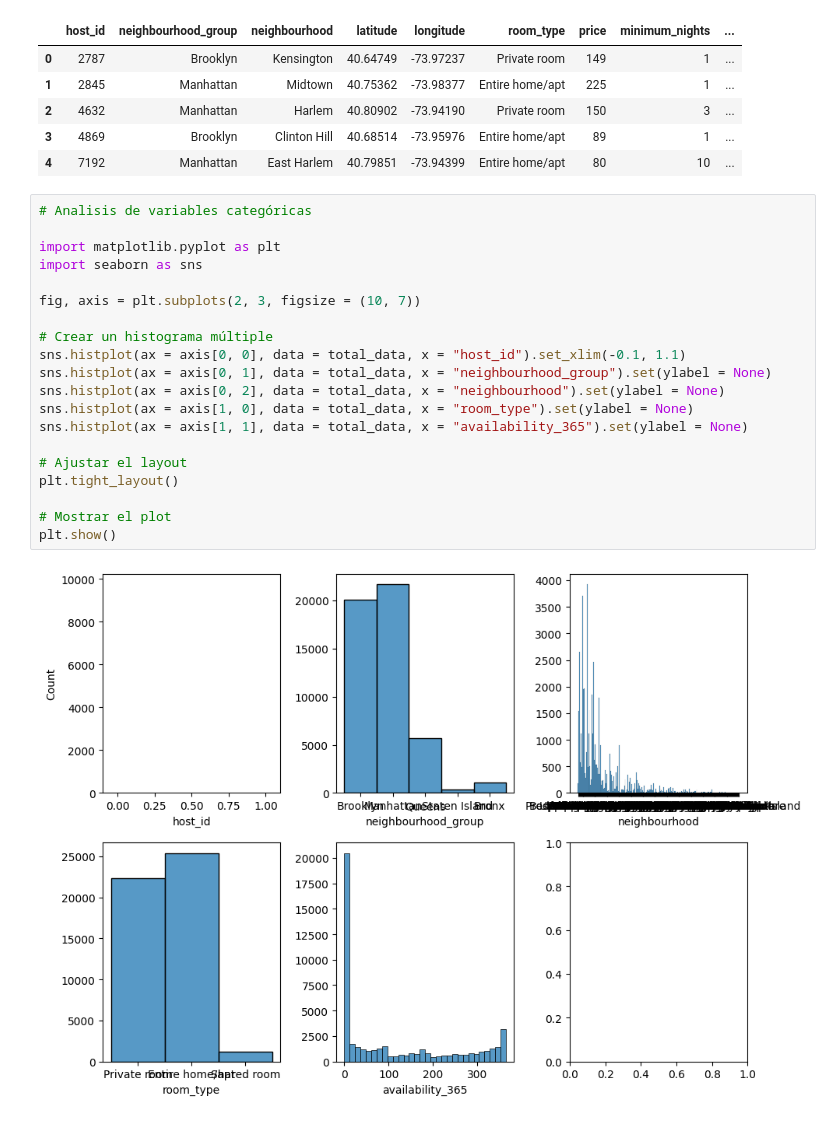
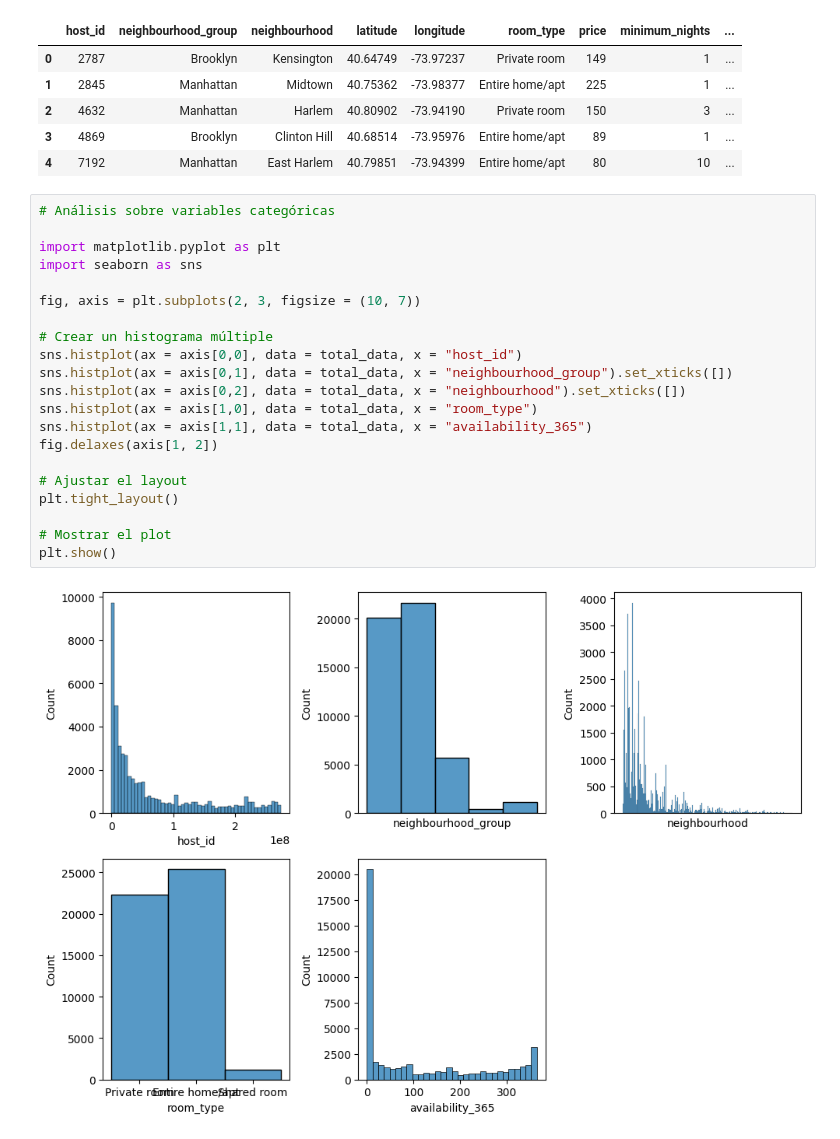
Before and after one commit to jatv93/procesamiento-de-datos, a Jupyter notebook: src/explore.ipynb, the cells around one changed output. Cells and saved outputs as stored; diff of their text form.

Commit message:
histograma corregido

```diff
--- a/src/explore.ipynb
+++ b/src/explore.ipynb
@@ -83,24 +83,25 @@ total_data.head()
 | 3 | 4869 | Brooklyn | Clinton Hill | 40.68514 | -73.95976 | Entire home/apt | 89 | 1 | ... |
 | 4 | 7192 | Manhattan | East Harlem | 40.79851 | -73.94399 | Entire home/apt | 80 | 10 | ... |
 # %%
-# Analisis de variables categóricas
+# Análisis sobre variables categóricas
 
 import matplotlib.pyplot as plt
 import seaborn as sns
 
 fig, axis = plt.subplots(2, 3, figsize = (10, 7))
 
 # Crear un histograma múltiple
-sns.histplot(ax = axis[0, 0], data = total_data, x = "host_id").set_xlim(-0.1, 1.1)
-sns.histplot(ax = axis[0, 1], data = total_data, x = "neighbourhood_group").set(ylabel = None)
-sns.histplot(ax = axis[0, 2], data = total_data, x = "neighbourhood").set(ylabel = None)
-sns.histplot(ax = axis[1, 0], data = total_data, x = "room_type").set(ylabel = None)
-sns.histplot(ax = axis[1, 1], data = total_data, x = "availability_365").set(ylabel = None)
+sns.histplot(ax = axis[0,0], data = total_data, x = "host_id")
+sns.histplot(ax = axis[0,1], data = total_data, x = "neighbourhood_group").set_xticks([])
+sns.histplot(ax = axis[0,2], data = total_data, x = "neighbourhood").set_xticks([])
+sns.histplot(ax = axis[1,0], data = total_data, x = "room_type")
+sns.histplot(ax = axis[1,1], data = total_data, x = "availability_365")
+fig.delaxes(axis[1, 2])
 
 # Ajustar el layout
 plt.tight_layout()
 
 # Mostrar el plot
 plt.show()
 # %% [output]
-[figure, old version]
+[figure, new version]
```
